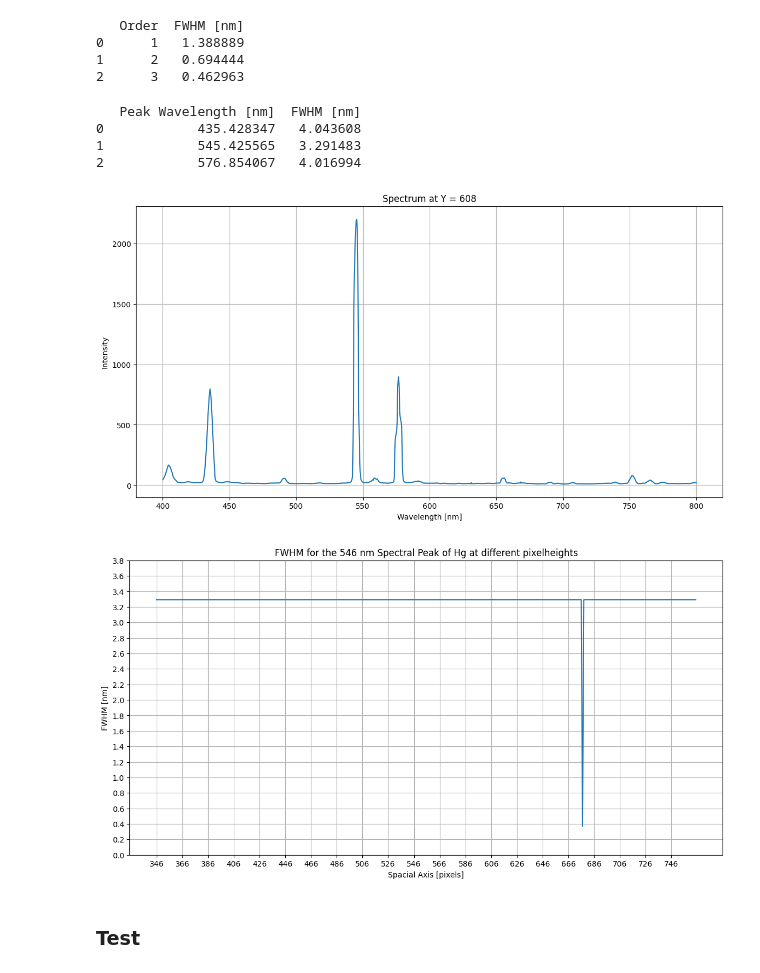
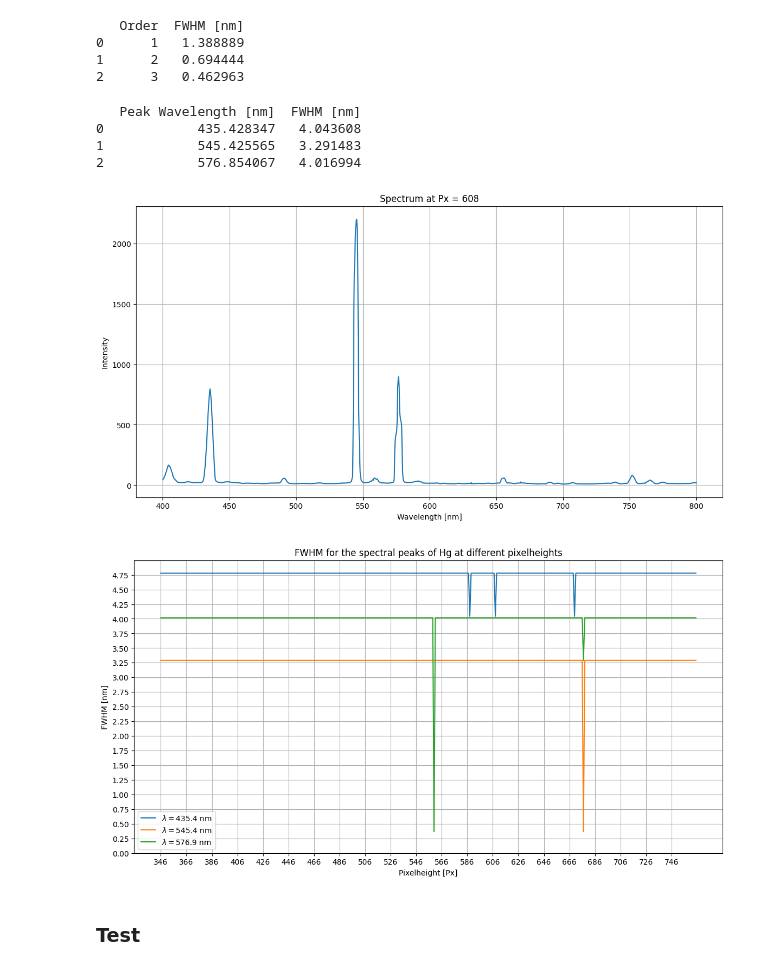
Before and after one commit to SkaugJr/TTK4265-OptiskFjernmaaling, a Jupyter notebook: Prosjekt1/01Spectral.ipynb, the cells around one changed output. Drawn from its saved outputs; the diff is of its cells as text; code cells hidden in the pictures.

Commit message:
Ferdigstilt FWHM

```diff
--- a/Prosjekt1/01Spectral.ipynb
+++ b/Prosjekt1/01Spectral.ipynb
@@ -169,39 +169,42 @@ print(fwhm_df)
 # Initialize an empty list to store FWHM values
 fwhm_arr1 = []
 fwhm_arr2 = []
 fwhm_arr3 = []
 
 # Loop through the specified range of rows
 for i in range(346, 766):
     peaks_wavelengths, fwhm_v = utils.find_peaks_and_fwhm(HgWave, HgSpec[i, :])
     fwhm_arr1.append(fwhm_v[0])
     fwhm_arr2.append(fwhm_v[1])
     fwhm_arr3.append(fwhm_v[2])
 
 plt.figure(figsize=(14, 7))
 plt.plot(HgWave, HgSpec[608, :])
 plt.xlabel('Wavelength [nm]')
 plt.ylabel('Intensity')
-plt.title('Spectrum at Y = 608')
+plt.title('Spectrum at Px = 608')
 plt.grid(True)
 plt.show()
 
 plt.figure(figsize=(14, 7))
-plt.plot(np.arange(346, 766),fwhm_arr2)
-plt.xlabel('Spacial Axis [pixels]')
+plt.plot(np.arange(346, 766),fwhm_arr1, label=r'$\lambda = 435.4$ nm')
+plt.plot(np.arange(346, 766),fwhm_arr2, label=r'$\lambda = 545.4$ nm')
+plt.plot(np.arange(346, 766),fwhm_arr3, label=r'$\lambda = 576.9$ nm')
+plt.xlabel('Pixelheight [Px]')
 plt.ylabel('FWHM [nm]')
-plt.title('FWHM for the 546 nm Spectral Peak of Hg at different pixelheights')
+plt.title('FWHM for the spectral peaks of Hg at different pixelheights')
 plt.xticks(np.arange(346, 766, 20))
-plt.yticks(np.arange(0, 4, 0.2))
+plt.yticks(np.arange(0, 5, 0.25))
+plt.legend()
 plt.grid(True)
 plt.show()
 # %% [output]
    Peak Wavelength [nm]  FWHM [nm]
 0            435.428347   4.043608
 1            545.425565   3.291483
 2            576.854067   4.016994
 [figure]
-[figure, old version]
+[figure, new version]
 # %% [markdown]
 ### Test
 # %%
```
Also changed, not shown: 1 other file.
